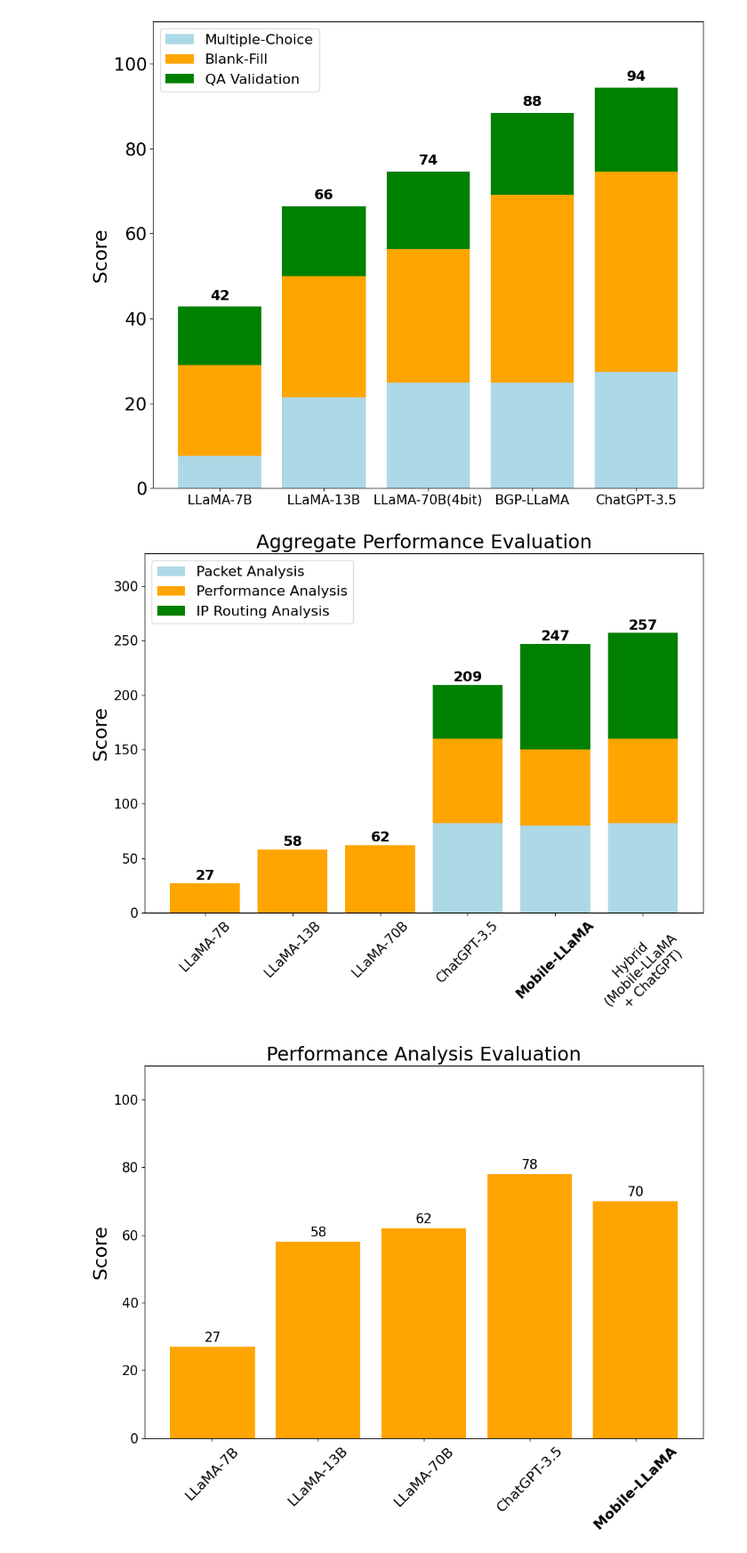
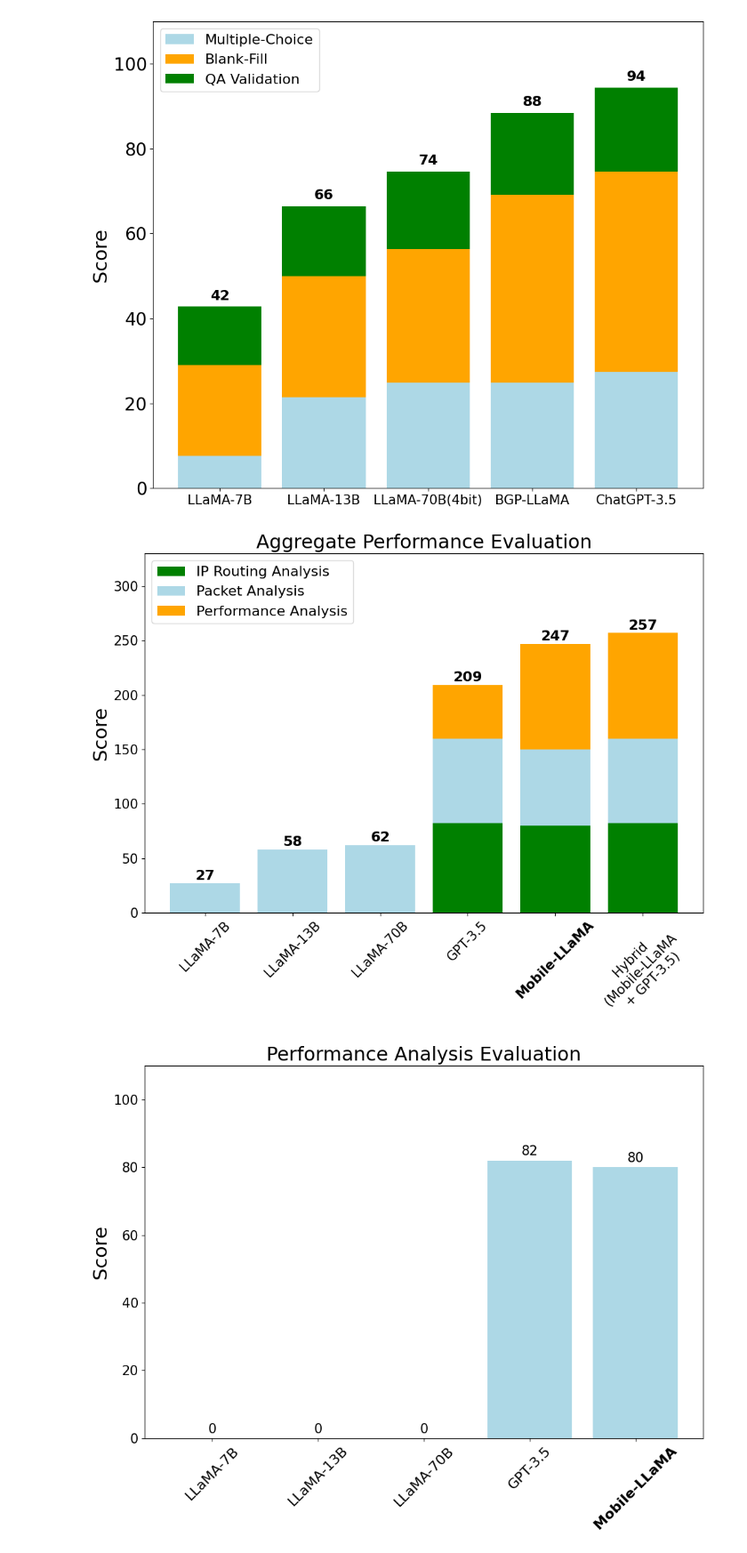
Before and after one commit to hyonbokan/LLM-research, a Jupyter notebook: evaluation/text_charts.ipynb, the cells around one changed output. Shown at 89% size. Drawn from its saved outputs; the diff is of its cells as text; code cells hidden in the pictures.

```diff
--- a/evaluation/text_charts.ipynb
+++ b/evaluation/text_charts.ipynb
@@ -1096,19 +1096,19 @@ models_scores = {
     "LLaMA-7B": [0, 27, 0],
     "LLaMA-13B": [0, 58, 0],
     "LLaMA-70B": [0, 62, 0],
-    "ChatGPT-3.5": [82, 78, 49],
+    "GPT-3.5": [82, 78, 49],
     "Mobile-LLaMA": [80, 70, 97],
-    "Hybrid \n(Mobile-LLaMA \n+ ChatGPT)": [82, 78, 97]
+    "Hybrid \n(Mobile-LLaMA \n+ GPT-3.5)": [82, 78, 97]
 }
 
 # Calculate the total score for each model
 weighted_total_scores = {model: sum(scores) for model, scores in models_scores.items()}
 
 # Create a list of task labels
-task_labels = ["Packet Analysis", "Performance Analysis", "IP Routing Analysis"]
+task_labels = ["IP Routing Analysis", "Packet Analysis", "Performance Analysis"]
 
 # Create a list of colors for the tasks
-colors = ['lightblue', 'orange', 'green']
+colors = ['green', 'lightblue', 'orange']
 
 # Create a list of model names
 models = list(models_scores.keys())
@@ -1148,7 +1148,7 @@ ax.legend(loc='upper left', fontsize=16)
 plt.tight_layout()
 plt.show()
 # %% [output]
-[figure, old version]
+[figure, new version]
 # %%
 import matplotlib.pyplot as plt
 # models_scores = {
@@ -1160,12 +1160,26 @@ import matplotlib.pyplot as plt
 # }
 
 # Updated model scores
+# models_scores = {
+#     "LLaMA-7B": 27,
+#     "LLaMA-13B": 58,
+#     "LLaMA-70B": 62,
+#     "GPT-3.5": 78,
+#     "Mobile-LLaMA": 70,
+# }
+# models_scores = {
+#     "LLaMA-7B": 0,
+#     "LLaMA-13B": 0,
+#     "LLaMA-70B": 0,
+#     "GPT-3.5": 49,
+#     "Mobile-LLaMA": 97,
+# }
 models_scores = {
-    "LLaMA-7B": 27,
-    "LLaMA-13B": 58,
-    "LLaMA-70B": 62,
-    "ChatGPT-3.5": 78,
-    "Mobile-LLaMA": 70,
+    "LLaMA-7B": 0,
+    "LLaMA-13B": 0,
+    "LLaMA-70B": 0,
+    "GPT-3.5": 82,
+    "Mobile-LLaMA": 80,
 }
 
 # Create a list of model names and scores
@@ -1176,34 +1190,34 @@ scores = list(models_scores.values())
 fig, ax = plt.subplots(figsize=(10, 8))
 
 # Plot the scores for each model
-bars = ax.bar(models, scores, color='orange')
+bars = ax.bar(models, scores, color='lightblue')
 
 # Set labels and formatting
 ax.set_ylabel('Score', fontsize=22)
 ax.set_xticks(range(len(models)))
 # Set x-tick labels and apply bold formatting conditionally in a separate step
 ax.set_xticklabels(models, fontsize=16, rotation=45)
 
 # Now, iterate through the x-tick labels to apply bold weight conditionally
 for label in ax.get_xticklabels():
     if label.get_text() == 'Mobile-LLaMA':
         label.set_weight('bold')
 
 ax.set_yticks(range(0, 111, 20))  # Adjusting the y-axis range
 ax.set_yticklabels([str(i) for i in range(0, 111, 20)], fontsize=15)
 ax.set_ylim(0, 110)
 ax.set_title("Performance Analysis Evaluation", fontsize=22)
 # Adding values on top of each bar
 for bar in bars:
     height = bar.get_height()
     ax.annotate(f'{height}',
                 xy=(bar.get_x() + bar.get_width() / 2, height),
                 xytext=(0, 3),  # 3 points vertical offset
                 textcoords="offset points",
                 ha='center', va='bottom', fontsize=15)
 
 # Display the plot
 plt.tight_layout()
 plt.show()
 # %% [output]
-[figure, old version]
+[figure, new version]
```
Also changed, not shown: 3 other files.
